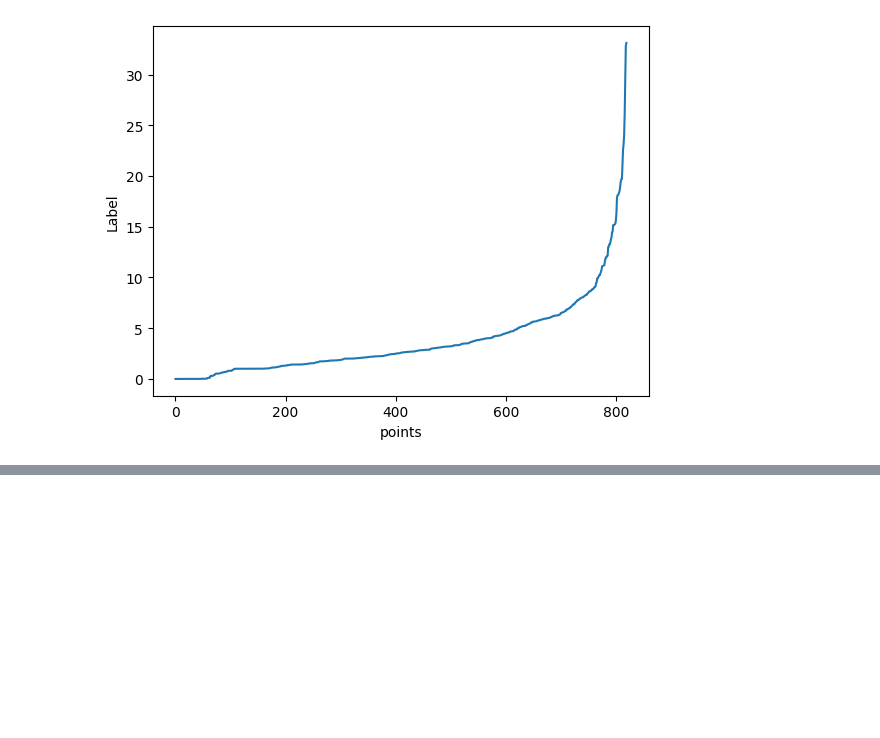
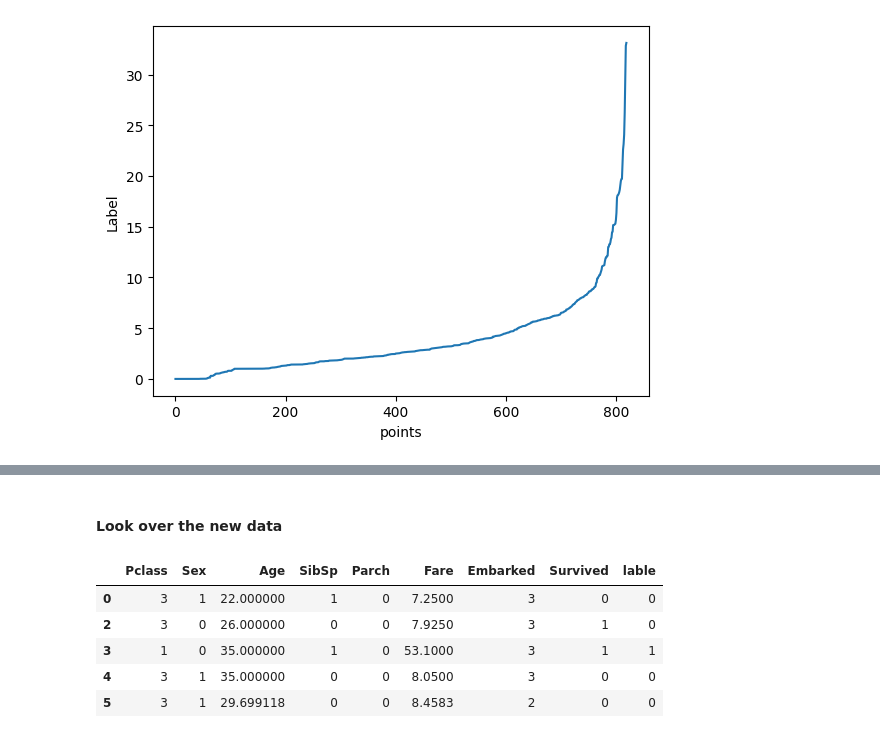
Before and after one commit to erirosv/DataScience, a Jupyter notebook: kaggle/titanic/titanic.ipynb, the cells around one changed output, grey strips where cells are left out. Cells and saved outputs as stored; diff of their text form; code cells hidden in the pictures; blank space fills up the shorter version.

Commit message:
got the imblern to work in the code, look description for more info

```diff
--- a/kaggle/titanic/titanic.ipynb
+++ b/kaggle/titanic/titanic.ipynb
@@ -214,0 +287,11 @@ plt.show()
+# %% [markdown]
+#### Look over the new data
+# %%
+df_new.head(5)
+# %% [output]
+|  | Pclass | Sex | Age | SibSp | Parch | Fare | Embarked | Survived | lable |
+| 0 | 3 | 1 | 22.000000 | 1 | 0 | 7.2500 | 3 | 0 | 0 |
+| 2 | 3 | 0 | 26.000000 | 0 | 0 | 7.9250 | 3 | 1 | 0 |
+| 3 | 1 | 0 | 35.000000 | 1 | 0 | 53.1000 | 3 | 1 | 1 |
+| 4 | 3 | 1 | 35.000000 | 0 | 0 | 8.0500 | 3 | 0 | 0 |
+| 5 | 3 | 1 | 29.699118 | 0 | 0 | 8.4583 | 2 | 0 | 0 |
```
Also changed, not shown: parts of 23 cells of this notebook.
